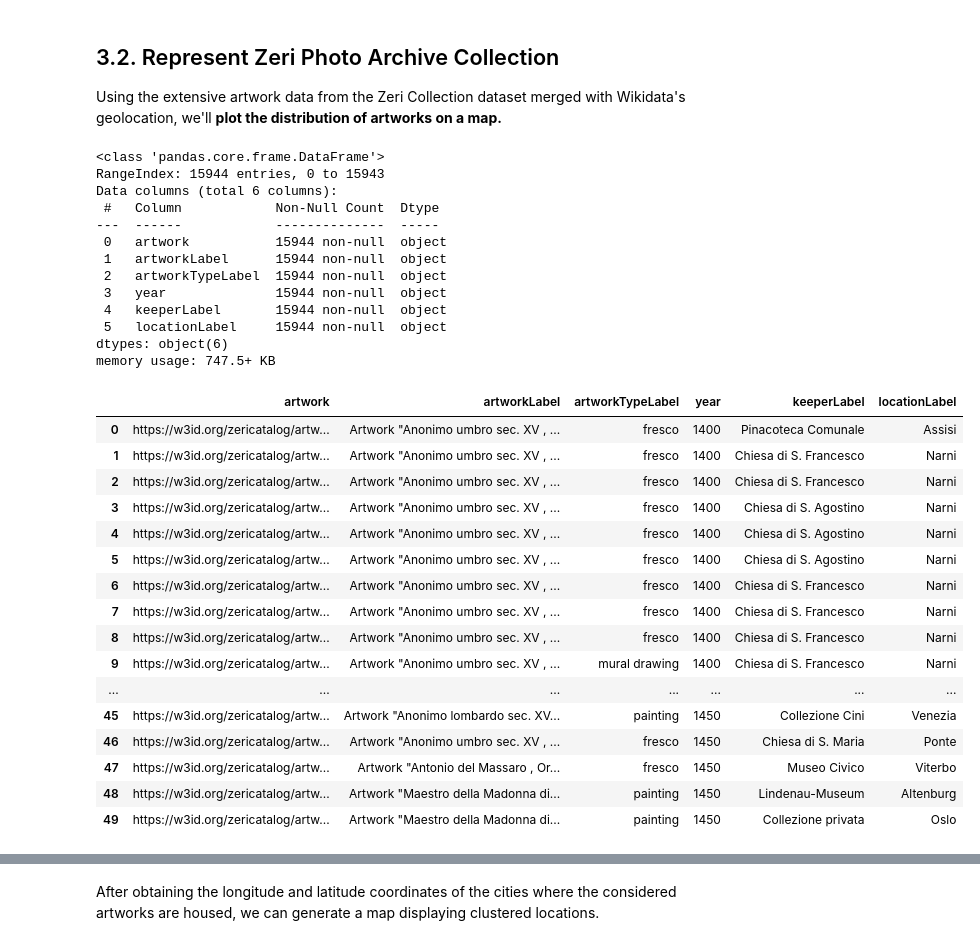
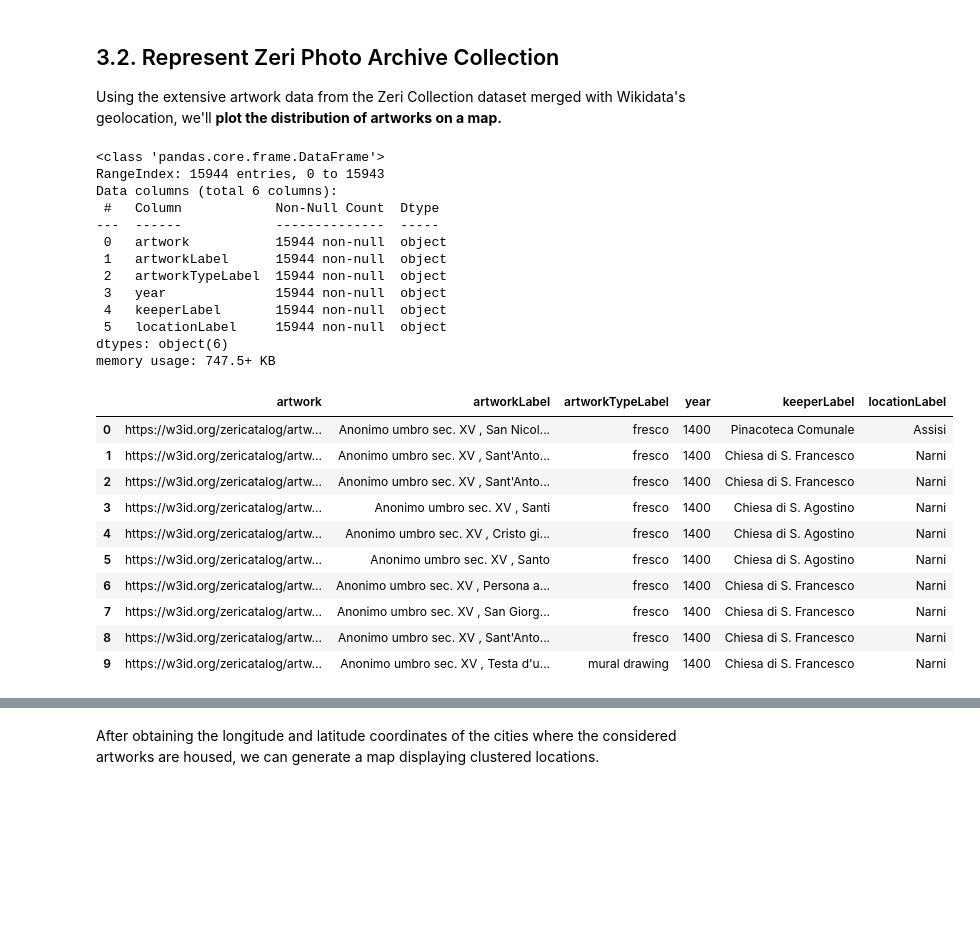
Before and after one commit to sterenz/IconoGraph, a Jupyter notebook: IconoGraph_EDA.ipynb, the cells around one changed output, grey strips where cells are left out. Cells and saved outputs as stored; diff of their text form; code cells hidden in the pictures; blank space fills up the shorter version.

```diff
--- a/IconoGraph_EDA.ipynb
+++ b/IconoGraph_EDA.ipynb
@@ -1808,51 +1808,48 @@ try:
         # Modify the regex pattern to drop two capital letters at the end of 'locationLabel' with the last space
         df['locationLabel'] = df['locationLabel'].str.replace(r'\s+[A-Z]{2}$', '', regex=True)
 
+        # Extracting text within quotes from 'artworkTitleLabel' column
+        df['artworkLabel'] = df['artworkLabel'].str.extract(r'"([^"]*)"')
+
     else:
 
         print("No results returned from the SPARQL query")
 
 except Exception as e:
     print("An error occurred:", e)
 
 filtered_df = df.drop_duplicates(['artwork'])
 
 # Reindex the DataFrame to create a continuous index sequence
 filtered_df = filtered_df.reset_index(drop=True)
 
 filtered_df.info()
 filtered_df.head(10)
 # %% [output]
 <class 'pandas.core.frame.DataFrame'>
 RangeIndex: 15944 entries, 0 to 15943
 Data columns (total 6 columns):
  #   Column            Non-Null Count  Dtype
 ---  ------            --------------  -----
  0   artwork           15944 non-null  object
  1   artworkLabel      15944 non-null  object
  2   artworkTypeLabel  15944 non-null  object
  3   year              15944 non-null  object
  4   keeperLabel       15944 non-null  object
  5   locationLabel     15944 non-null  object
 dtypes: object(6)
 memory usage: 747.5+ KB
 |  | artwork | artworkLabel | artworkTypeLabel | year | keeperLabel | locationLabel |
-| 0 | https://w3id.org/zericatalog/artw... | Artwork "Anonimo umbro sec. XV , ... | fresco | 1400 | Pinacoteca Comunale | Assisi |
-| 1 | https://w3id.org/zericatalog/artw... | Artwork "Anonimo umbro sec. XV , ... | fresco | 1400 | Chiesa di S. Francesco | Narni |
-| 2 | https://w3id.org/zericatalog/artw... | Artwork "Anonimo umbro sec. XV , ... | fresco | 1400 | Chiesa di S. Francesco | Narni |
-| 3 | https://w3id.org/zericatalog/artw... | Artwork "Anonimo umbro sec. XV , ... | fresco | 1400 | Chiesa di S. Agostino | Narni |
-| 4 | https://w3id.org/zericatalog/artw... | Artwork "Anonimo umbro sec. XV , ... | fresco | 1400 | Chiesa di S. Agostino | Narni |
-| 5 | https://w3id.org/zericatalog/artw... | Artwork "Anonimo umbro sec. XV , ... | fresco | 1400 | Chiesa di S. Agostino | Narni |
-| 6 | https://w3id.org/zericatalog/artw... | Artwork "Anonimo umbro sec. XV , ... | fresco | 1400 | Chiesa di S. Francesco | Narni |
-| 7 | https://w3id.org/zericatalog/artw... | Artwork "Anonimo umbro sec. XV , ... | fresco | 1400 | Chiesa di S. Francesco | Narni |
-| 8 | https://w3id.org/zericatalog/artw... | Artwork "Anonimo umbro sec. XV , ... | fresco | 1400 | Chiesa di S. Francesco | Narni |
-| 9 | https://w3id.org/zericatalog/artw... | Artwork "Anonimo umbro sec. XV , ... | mural drawing | 1400 | Chiesa di S. Francesco | Narni |
-| ... | ... | ... | ... | ... | ... | ... |
-| 45 | https://w3id.org/zericatalog/artw... | Artwork "Anonimo lombardo sec. XV... | painting | 1450 | Collezione Cini | Venezia |
-| 46 | https://w3id.org/zericatalog/artw... | Artwork "Anonimo umbro sec. XV , ... | fresco | 1450 | Chiesa di S. Maria | Ponte |
-| 47 | https://w3id.org/zericatalog/artw... | Artwork "Antonio del Massaro , Or... | fresco | 1450 | Museo Civico | Viterbo |
-| 48 | https://w3id.org/zericatalog/artw... | Artwork "Maestro della Madonna di... | painting | 1450 | Lindenau-Museum | Altenburg |
-| 49 | https://w3id.org/zericatalog/artw... | Artwork "Maestro della Madonna di... | painting | 1450 | Collezione privata | Oslo |
+| 0 | https://w3id.org/zericatalog/artw... | Anonimo umbro sec. XV , San Nicol... | fresco | 1400 | Pinacoteca Comunale | Assisi |
+| 1 | https://w3id.org/zericatalog/artw... | Anonimo umbro sec. XV , Sant'Anto... | fresco | 1400 | Chiesa di S. Francesco | Narni |
+| 2 | https://w3id.org/zericatalog/artw... | Anonimo umbro sec. XV , Sant'Anto... | fresco | 1400 | Chiesa di S. Francesco | Narni |
+| 3 | https://w3id.org/zericatalog/artw... | Anonimo umbro sec. XV , Santi | fresco | 1400 | Chiesa di S. Agostino | Narni |
+| 4 | https://w3id.org/zericatalog/artw... | Anonimo umbro sec. XV , Cristo gi... | fresco | 1400 | Chiesa di S. Agostino | Narni |
+| 5 | https://w3id.org/zericatalog/artw... | Anonimo umbro sec. XV , Santo | fresco | 1400 | Chiesa di S. Agostino | Narni |
+| 6 | https://w3id.org/zericatalog/artw... | Anonimo umbro sec. XV , Persona a... | fresco | 1400 | Chiesa di S. Francesco | Narni |
+| 7 | https://w3id.org/zericatalog/artw... | Anonimo umbro sec. XV , San Giorg... | fresco | 1400 | Chiesa di S. Francesco | Narni |
+| 8 | https://w3id.org/zericatalog/artw... | Anonimo umbro sec. XV , Sant'Anto... | fresco | 1400 | Chiesa di S. Francesco | Narni |
+| 9 | https://w3id.org/zericatalog/artw... | Anonimo umbro sec. XV , Testa d'u... | mural drawing | 1400 | Chiesa di S. Francesco | Narni |
 # %%
 # Query all the Italian municipalities and their coordinates from Wikidata
 
```
Also changed, not shown: parts of 11 cells of this notebook, 9 other files.
